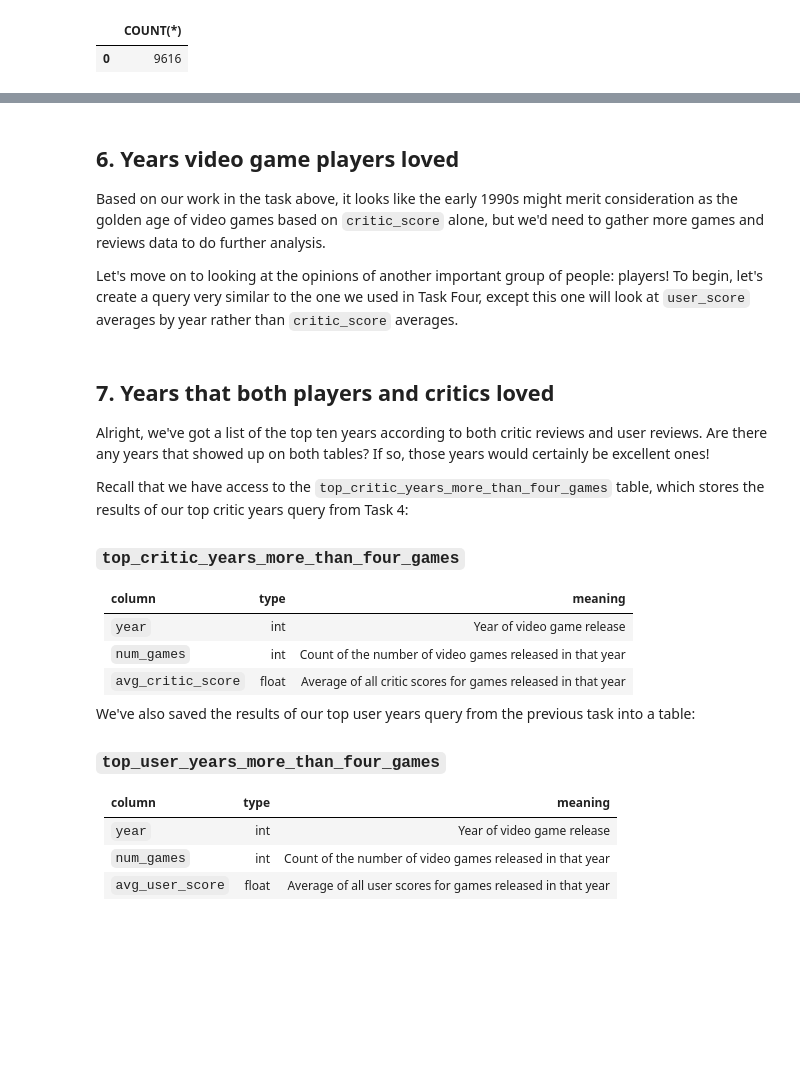
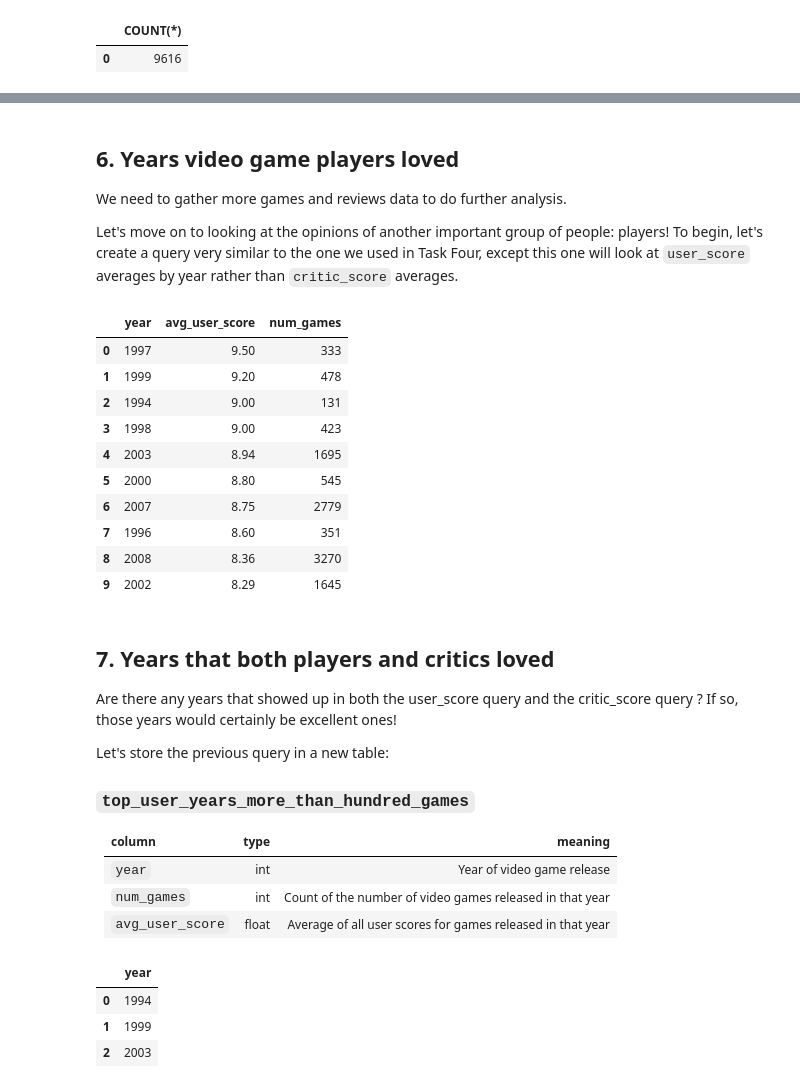
Before and after one commit to kbdv/videogame_sales, a Jupyter notebook: Python-SQL_BestVideoGames.ipynb, the cells around one changed output, grey strips where cells are left out. Drawn from its saved outputs; the diff is of its cells as text; code cells hidden in the pictures; blank space fills up the shorter version.

```diff
--- a/Python-SQL_BestVideoGames.ipynb
+++ b/Python-SQL_BestVideoGames.ipynb
@@ -253,60 +313,44 @@ SELECT
 # %% [markdown]
 ## 6. Years video game players loved
-<p>Based on our work in the task above, it looks like the early 1990s might merit consideration as the golden age of video games based on <code>critic_score</code> alone, but we'd need to gather more games and reviews data to do further analysis. </p>
+<p>We need to gather more games and reviews data to do further analysis. </p>
 <p>Let's move on to looking at the opinions of another important group of people: players! To begin, let's create a query very similar to the one we used in Task Four, except this one will look at <code>user_score</code> averages by year rather than <code>critic_score</code> averages.</p>
 # %%
 # Select year, an average of user_score, and a count of games released in a given year, aliased and rounded
 # Include only years with more than four reviewed games; group data by year
 # Order data by avg_user_score, and limit to ten results
 
 query='''
 SELECT
     year,
     ROUND(AVG(user_score), 2) AS avg_user_score,
     COUNT(game) AS num_games
 FROM reviews
 JOIN game_sales
     USING(game)
 GROUP BY year
-    HAVING COUNT(game) > 4
+    HAVING COUNT(game) > 100 AND AVG(user_score) IS NOT NULL
 ORDER BY avg_user_score DESC
 LIMIT 10;
 '''
 
 display(pd.read_sql(query, con=e))
+# %% [output]
+|  | year | avg_user_score | num_games |
+| 0 | 1997 | 9.50 | 333 |
+| 1 | 1999 | 9.20 | 478 |
+| 2 | 1994 | 9.00 | 131 |
+| 3 | 1998 | 9.00 | 423 |
+| 4 | 2003 | 8.94 | 1695 |
+| 5 | 2000 | 8.80 | 545 |
+| 6 | 2007 | 8.75 | 2779 |
+| 7 | 1996 | 8.60 | 351 |
+| 8 | 2008 | 8.36 | 3270 |
+| 9 | 2002 | 8.29 | 1645 |
 # %% [markdown]
 ## 7. Years that both players and critics loved
-<p>Alright, we've got a list of the top ten years according to both critic reviews and user reviews. Are there any years that showed up on both tables? If so, those years would certainly be excellent ones!</p>
-<p>Recall that we have access to the <code>top_critic_years_more_than_four_games</code> table, which stores the results of our top critic years query from Task 4:</p>
-<h3 id="top_critic_years_more_than_four_games"><code>top_critic_years_more_than_four_games</code></h3>
-<table>
-<thead>
-<tr>
-<th style="text-align:left;">column</th>
-<th>type</th>
-<th>meaning</th>
-</tr>
-</thead>
-<tbody>
-<tr>
-<td style="text-align:left;"><code>year</code></td>
-<td>int</td>
-<td>Year of video game release</td>
-</tr>
-<tr>
-<td style="text-align:left;"><code>num_games</code></td>
-<td>int</td>
-<td>Count of the number of video games released in that year</td>
-</tr>
-<tr>
-<td style="text-align:left;"><code>avg_critic_score</code></td>
-<td>float</td>
-<td>Average of all critic scores for games released in that year</td>
-</tr>
-</tbody>
-</table>
-<p>We've also saved the results of our top user years query from the previous task into a table:</p>
-<h3 id="top_user_years_more_than_four_games"><code>top_user_years_more_than_four_games</code></h3>
+<p>Are there any years that showed up in both the user_score query and the critic_score query ? If so, those years would certainly be excellent ones!</p>
+<p>Let's store the previous query in a new table:</p>
+<h3 id="top_user_years_more_than_hundred_games"><code>top_user_years_more_than_hundred_games</code></h3>
 <table>
 <thead>
 <tr>
@@ -336,26 +399,23 @@ display(pd.read_sql(query, con=e))
 # %%
-# Select the year results that appear on both tables
+# Select the year results that appear on both tables' top 10.
 
 query='''
 SELECT
     year
-FROM top_critic_years_more_than_four_games
-NATURAL JOIN top_user_years_more_than_four_games;
-'''
-
-# Other solution
-query2='''
-SELECT
-    year
-FROM top_critic_years_more_than_four_games
+FROM top_critic_years_more_than_hundred_games
 WHERE year IN (
                 SELECT
                     year
-                FROM top_user_years_more_than_four_games
+                FROM top_user_years_more_than_hundred_games
             );
 '''
 
 display(pd.read_sql(query, con=e))
+# %% [output]
+|  | year |
+| 0 | 1994 |
+| 1 | 1999 |
+| 2 | 2003 |
 # %% [markdown]
 ## 8. Sales in the best video game years
 <p>Looks like we've got three years that both users and critics agreed were in the top ten! There are many other ways of measuring what the best years for video games are, but let's stick with these years for now. We know that critics and players liked these years, but what about video game makers? Were sales good? Let's find out.</p>
```
Also changed, not shown: parts of 11 cells of this notebook, 3 other files.
